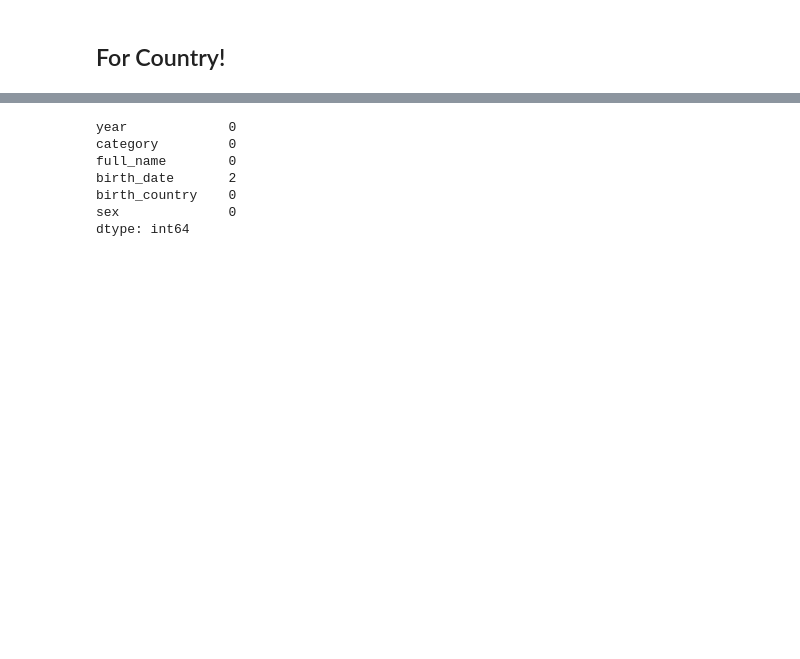
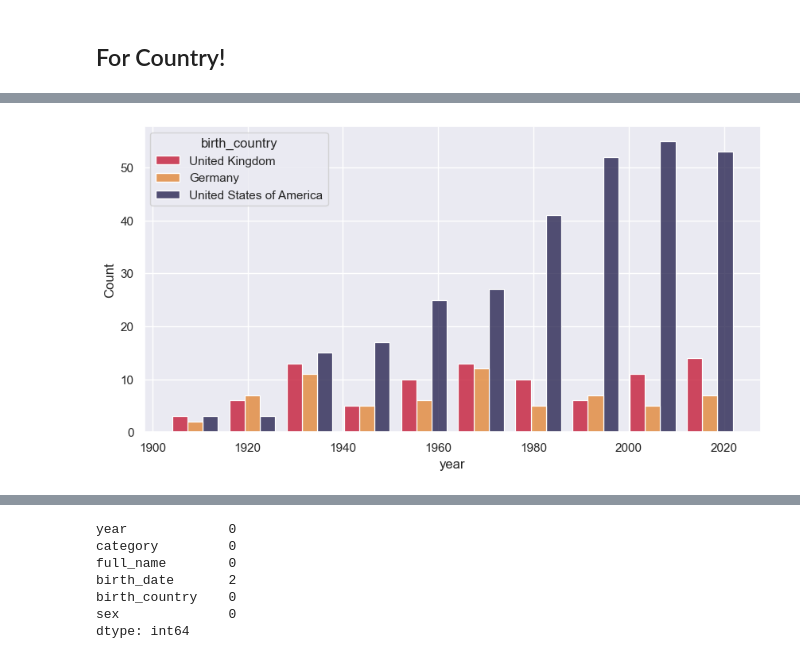
Before and after one commit to Ahnaf19/Nobel_prize_EDA, a Jupyter notebook: v1.ipynb, the cells around one changed output, grey strips where cells are left out. Saved outputs shown, nothing was run; the diff lists cells and outputs as text; code cells hidden in the pictures; blank space fills up the shorter version.

```diff
--- a/v1.ipynb
+++ b/v1.ipynb
@@ -217,0 +276,9 @@ Let's dive into more depth!
+# %%
+fig, ax = plt.subplots()
+custom_palette = {'United States of America': '#1c1847', 'United Kingdom': '#c20f2d', 'Germany': '#e1812c'}
+g = sns.histplot(x='year', data=top3, hue='birth_country', multiple='dodge', palette=custom_palette, shrink=.8)
+# plt.xticks(rotation=90)
+fig.set_size_inches([10, 5])
+plt.show()
+# %% [output]
+[figure, added]
```
Also changed, not shown: parts of 11 cells of this notebook.
